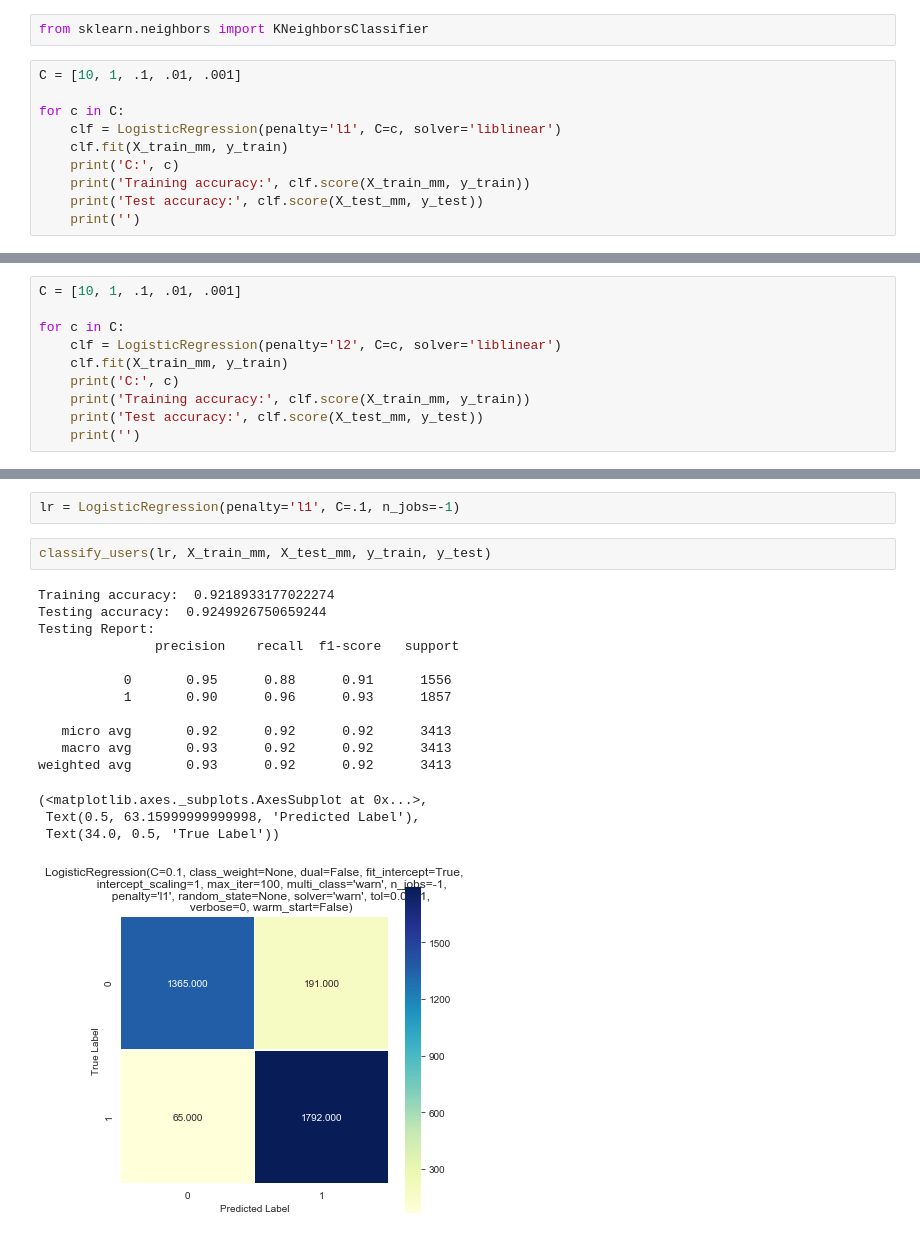
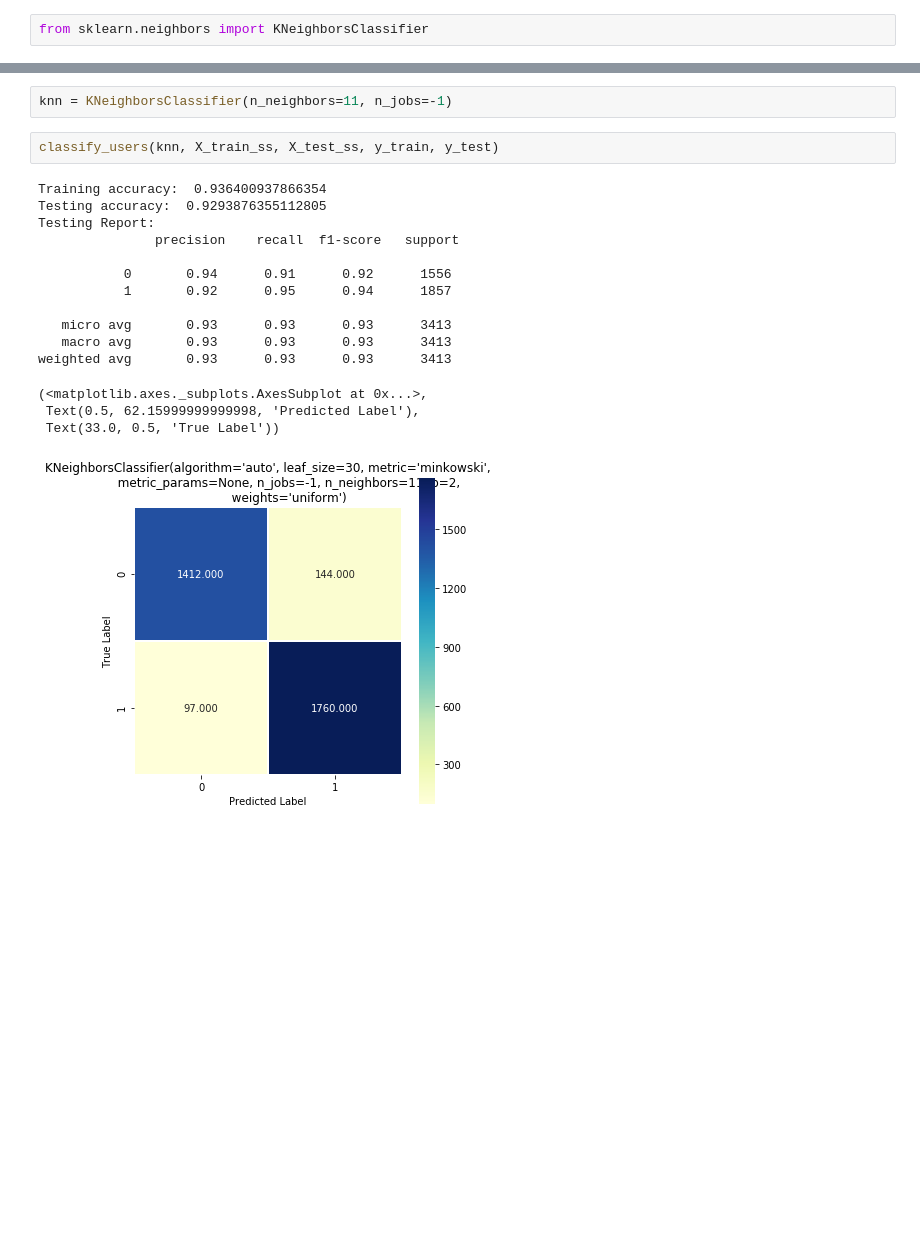
Before and after one commit to MsJacksonIYN/BotOrNot_Twitter, a Jupyter notebook: KNN.ipynb, the cells around one changed output, grey strips where cells are left out. Saved outputs shown, nothing was run; the diff lists cells and outputs as text; blank space fills up the shorter version.

```diff
--- a/KNN.ipynb
+++ b/KNN.ipynb
@@ -96,13 +96,3 @@ def classify_users(classifier, X_train, X_test, y_train, y_test):
 ## K Nearest Neighbors
 # %%
 from sklearn.neighbors import KNeighborsClassifier
-# %%
-C = [10, 1, .1, .01, .001]
-
-for c in C:
-    clf = LogisticRegression(penalty='l1', C=c, solver='liblinear')
-    clf.fit(X_train_mm, y_train)
-    print('C:', c)
-    print('Training accuracy:', clf.score(X_train_mm, y_train))
-    print('Test accuracy:', clf.score(X_test_mm, y_test))
-    print('')
@@ -129,10 +98,0 @@ Test accuracy: 0.8614122472897744
-# %%
-C = [10, 1, .1, .01, .001]
-
-for c in C:
-    clf = LogisticRegression(penalty='l2', C=c, solver='liblinear')
-    clf.fit(X_train_mm, y_train)
-    print('C:', c)
-    print('Training accuracy:', clf.score(X_train_mm, y_train))
-    print('Test accuracy:', clf.score(X_test_mm, y_test))
-    print('')
@@ -159,20 +99,20 @@ Test accuracy: 0.9159097568121887
-# %%
-lr = LogisticRegression(penalty='l1', C=.1, n_jobs=-1)
+# %%
+knn = KNeighborsClassifier(n_neighbors=11, n_jobs=-1)
 # %%
-classify_users(lr, X_train_mm, X_test_mm, y_train, y_test)
+classify_users(knn, X_train_ss, X_test_ss, y_train, y_test)
 # %% [output]
-Training accuracy:  0.9218933177022274
-Testing accuracy:  0.9249926750659244
+Training accuracy:  0.936400937866354
+Testing accuracy:  0.9293876355112805
 Testing Report:
                precision    recall  f1-score   support
 
-           0       0.95      0.88      0.91      1556
-           1       0.90      0.96      0.93      1857
+           0       0.94      0.91      0.92      1556
+           1       0.92      0.95      0.94      1857
 
-   micro avg       0.92      0.92      0.92      3413
-   macro avg       0.93      0.92      0.92      3413
-weighted avg       0.93      0.92      0.92      3413
+   micro avg       0.93      0.93      0.93      3413
+   macro avg       0.93      0.93      0.93      3413
+weighted avg       0.93      0.93      0.93      3413
 (<matplotlib.axes._subplots.AxesSubplot at 0x...>,
- Text(0.5, 63.15999999999998, 'Predicted Label'),
- Text(34.0, 0.5, 'True Label'))
+ Text(0.5, 62.15999999999998, 'Predicted Label'),
+ Text(33.0, 0.5, 'True Label'))
-[figure, old version]
+[figure, new version]
```
Also changed, not shown: parts of 14 cells of this notebook.
